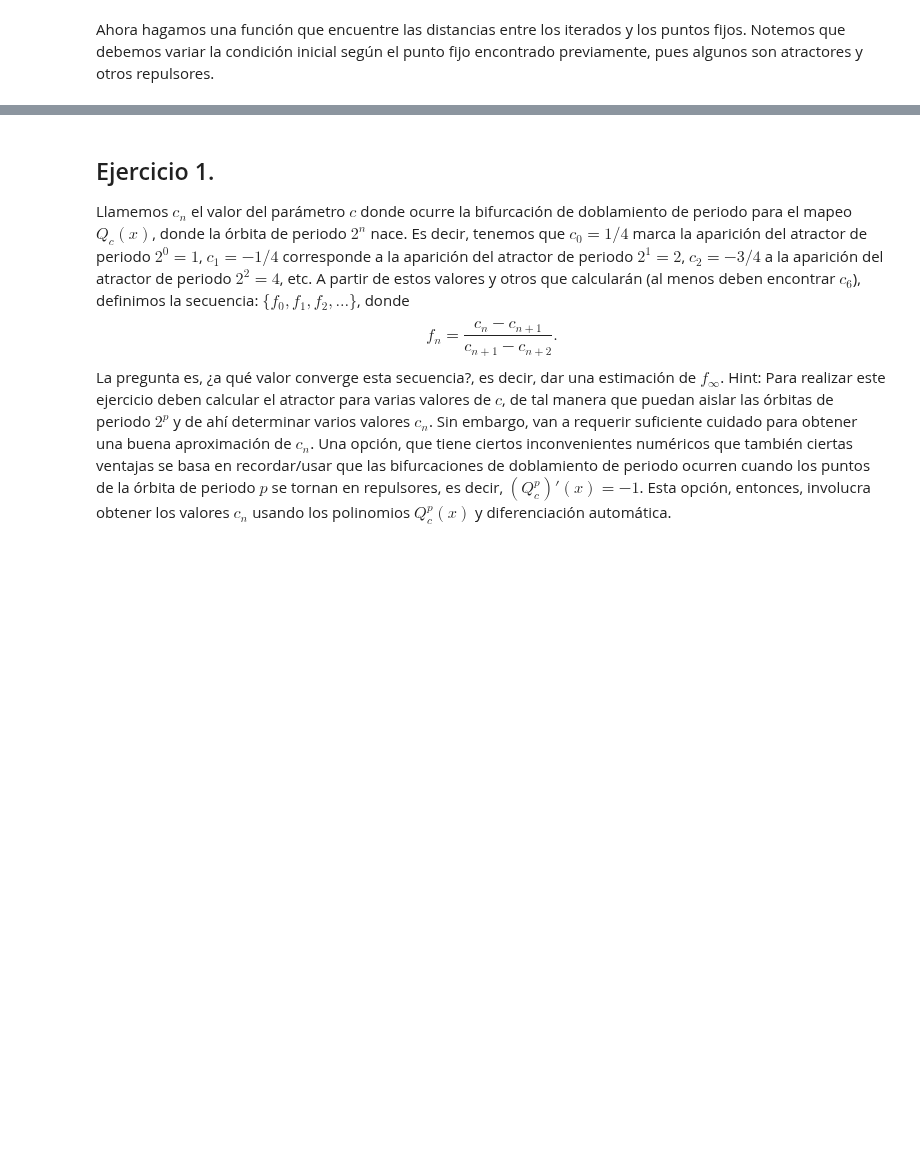
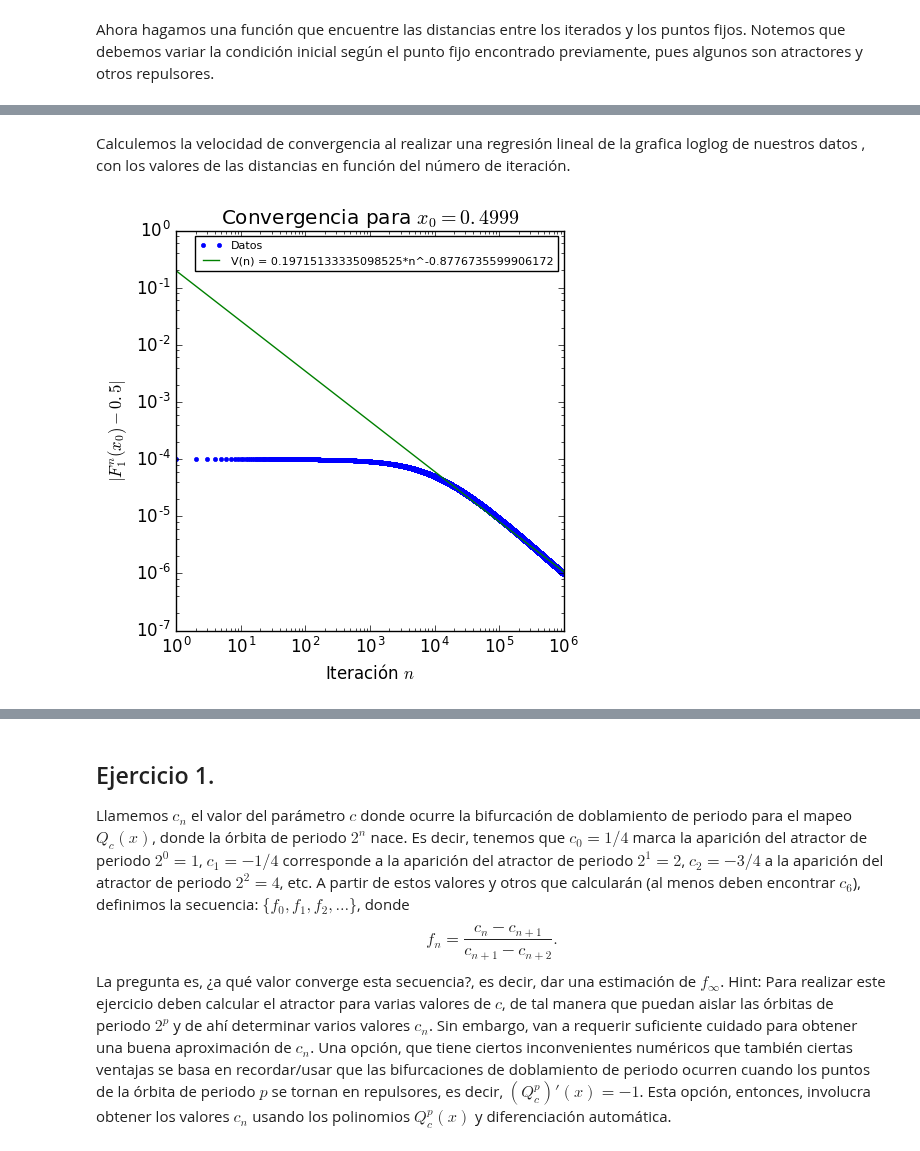
Before and after one commit to lbenet/2017-1_TSFisComp, a Jupyter notebook: tareas/pabloresendiz/Tarea4/tarea4.ipynb, the cells around one changed output, grey strips where cells are left out. Saved outputs shown, nothing was run; the diff lists cells and outputs as text; code cells hidden in the pictures; blank space fills up the shorter version.

```diff
--- a/tareas/pabloresendiz/Tarea4/tarea4.ipynb
+++ b/tareas/pabloresendiz/Tarea4/tarea4.ipynb
@@ -126,0 +140,17 @@ end
+# %% [markdown]
+Calculemos la velocidad de convergencia al realizar una regresión lineal de la grafica loglog de nuestros datos , con
+los valores de las distancias en función del número de iteración.
+# %%
+figure(figsize = (5,5))
+dom1 = collect(1:1000000)
+a1, b1 = linreg(log(dom1), log(d1))
+ran1 = Float64[exp(a1)*x^b1 for x in dom1]
+loglog(d1, ".", label = "Datos")
+loglog(dom1, ran1, label = "V(n) = $(exp(a1))*n^$b1")
+legend(fontsize = 8, loc = "auto")
+title(L"Convergencia para $x_0 = 0.4999$")
+xlabel(L"Iteración $n$")
+ylabel(L"|F_1^n(x_0) - 0.5|")
+show()
+# %% [output]
+[figure, added]
```
Also changed, not shown: parts of 78 cells of this notebook.
